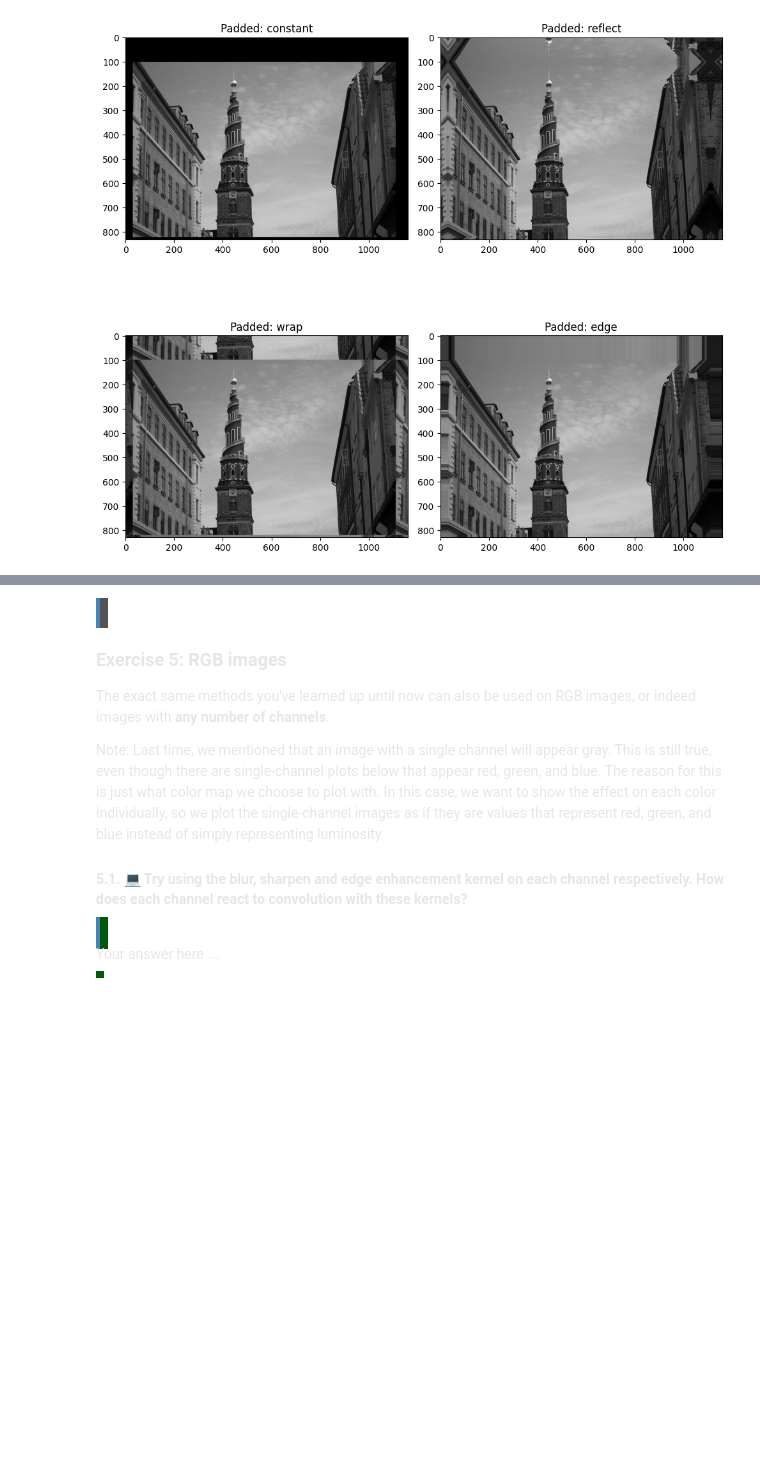
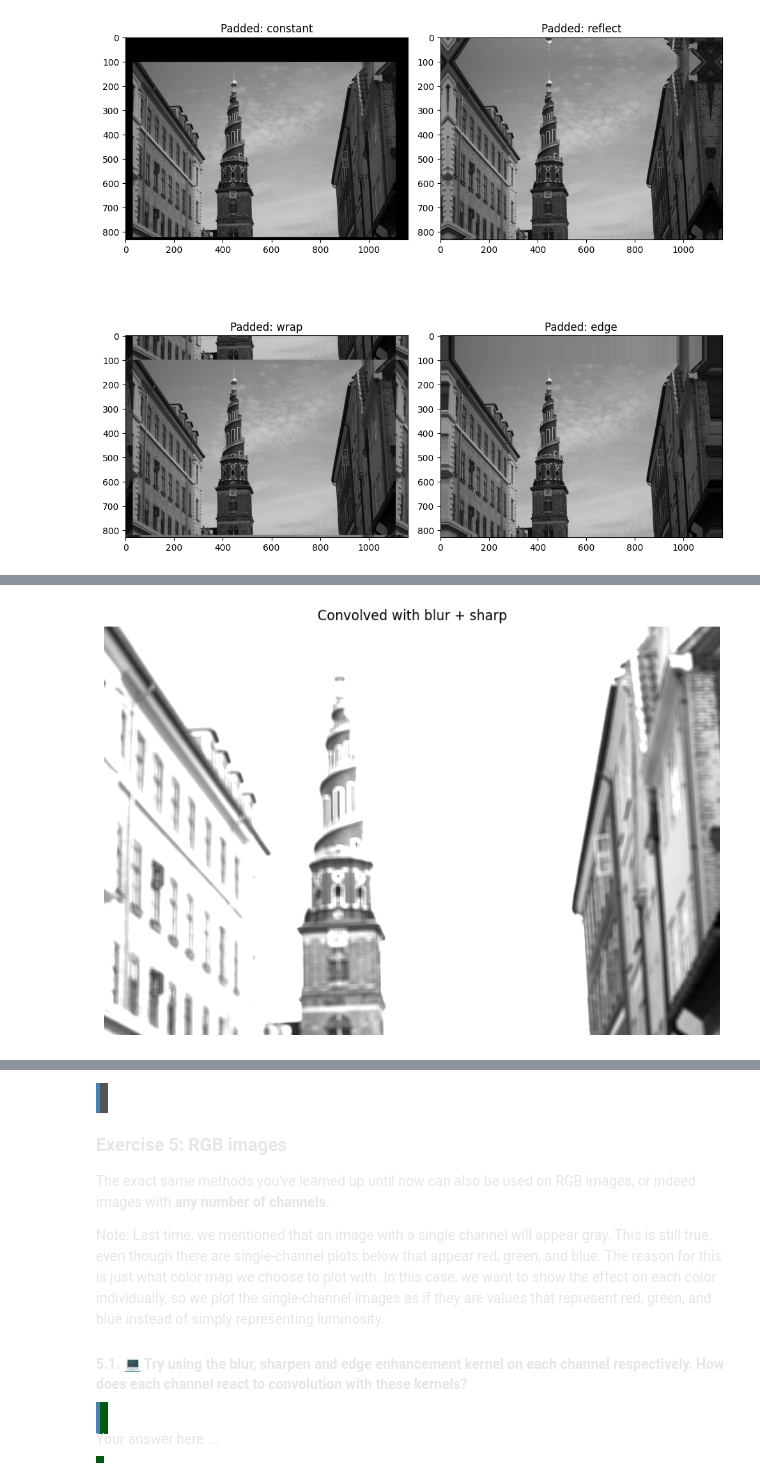
Before and after one commit to HrStamm/Signals-and-Data-Autumn-2025-student, a Jupyter notebook: week_2/ex_week_2.ipynb, the cells around one changed output, grey strips where cells are left out. Drawn from its saved outputs; the diff is of its cells as text; code cells hidden in the pictures; blank space fills up the shorter version.

```diff
--- a/week_2/ex_week_2.ipynb
+++ b/week_2/ex_week_2.ipynb
@@ -459,3 +465,22 @@ All convolutions completed after around 6.7725 seconds, can scipy beat this?
+# %%
+# vi tester lige med blurred og så sharpened efter
+
+kernel_blur = np.ones((9,9)) / 81
+kernel_sharp = np.array([[0, -1, 0], [-1, 7, -1], [0, -1, 0]])
+
+blurred = scipy_conv2d(image_float, kernel_blur, mode="valid")
+sharpened = scipy_conv2d(blurred, kernel_sharp, mode="valid")
+
+# Display convolved image
+fig, ax = plt.subplots(figsize=(8, 8))
+ax.imshow(sharpened, cmap="gray", vmin=0, vmax=1)
+ax.axis("off")
+ax.set_title(f"Convolved with blur + sharp")
+
+plt.tight_layout()
+plt.show()
+# %% [output]
+[figure, added]
 # %% [markdown]
 <span style="color: #E6E6E6;">
 <span style="background-color: #545454; padding:8px; display:block; border-left:4px solid #4682b4">
```
Also changed, not shown: parts of 9 cells of this notebook.
